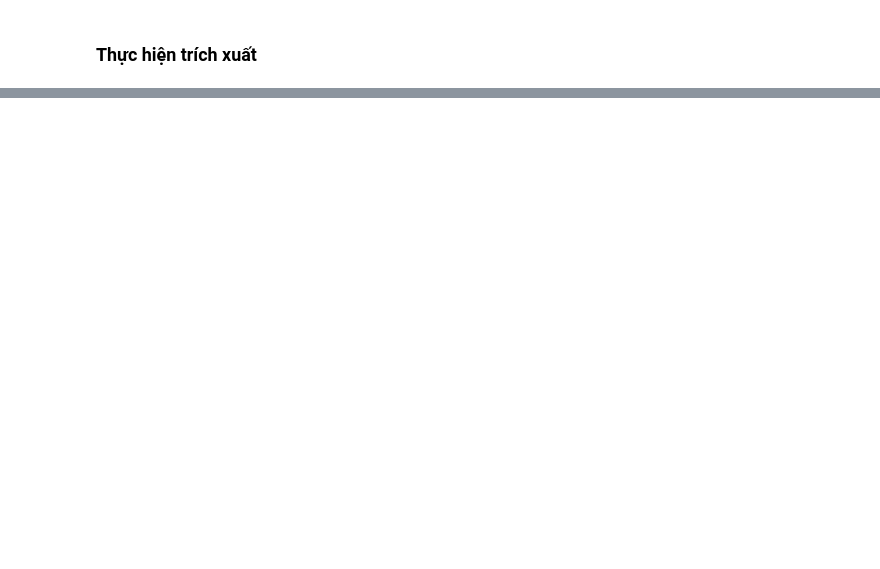
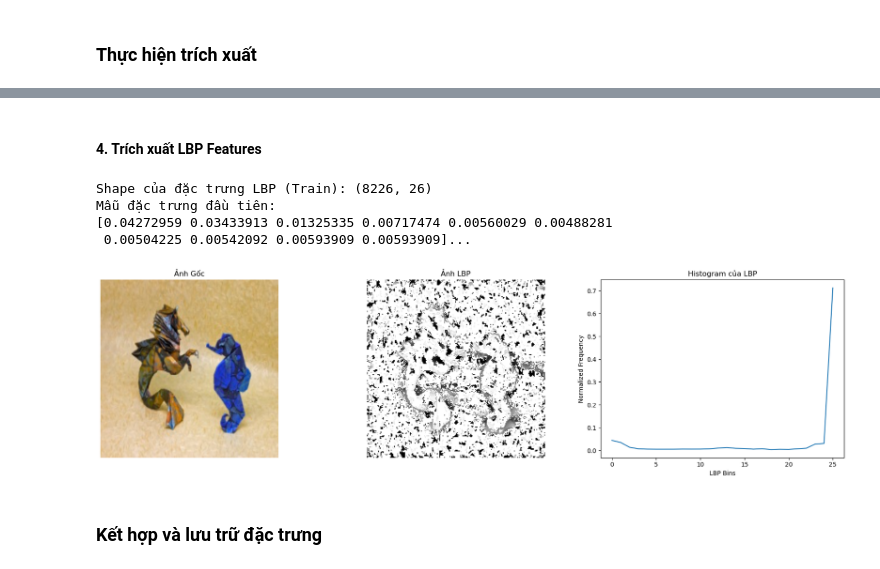
Before and after one commit to TranAnhQuoc23521313/CS231_CV_Project_Classification_Sea_Animals, a Jupyter notebook: notebooks/03_features_extraction.ipynb, the cells around one changed output, grey strips where cells are left out. Cells and saved outputs as stored; diff of their text form; code cells hidden in the pictures; blank space fills up the shorter version.

```diff
--- a/notebooks/03_features_extraction.ipynb
+++ b/notebooks/03_features_extraction.ipynb
@@ -231,0 +267,50 @@ Hoàn tất toàn bộ quá trình trích xuất và lưu trữ!
+# %% [markdown]
+#### 4. Trích xuất LBP Features
+# %%
+# Trích xuất cho cả 3 tập
+X_train_lbp = apply_feature_extraction(X_train, extract_lbp_features, "LBP (Train)")
+X_val_lbp   = apply_feature_extraction(X_val, extract_lbp_features, "LBP (Val)")
+X_test_lbp  = apply_feature_extraction(X_test, extract_lbp_features, "LBP (Test)")
+
+# In thông tin
+if X_train_lbp is not None:
+    print(f"\nShape của đặc trưng LBP (Train): {X_train_lbp.shape}")
+    # print(f"Mẫu đặc trưng đầu tiên:\n{X_train_lbp[0][:10]}...")
+# %% [output]
+Shape của đặc trưng LBP (Train): (8226, 26)
+Mẫu đặc trưng đầu tiên:
+[0.04272959 0.03433913 0.01325335 0.00717474 0.00560029 0.00488281
+ 0.00504225 0.00542092 0.00593909 0.00593909]...
+# %%
+if 'sample_image' in locals():
+    P = 24
+    R = 8
+    gray_sample = cv2.cvtColor(sample_image, cv2.COLOR_BGR2GRAY)
+
+    # Tính LBP image
+    lbp_image = local_binary_pattern(gray_sample, P, R, method="uniform")
+
+    # Tính histogram của LBP
+    lbp_hist = extract_lbp_features(sample_image, P=P, R=R)
+
+    # Trực quan hóa
+    fig, axes = plt.subplots(1, 3, figsize=(18, 5))
+    axes[0].imshow(cv2.cvtColor(sample_image, cv2.COLOR_BGR2RGB))
+    axes[0].set_title("Ảnh Gốc")
+    axes[0].axis('off')
+
+    axes[1].imshow(lbp_image, cmap='gray')
+    axes[1].set_title("Ảnh LBP")
+    axes[1].axis('off')
+
+    axes[2].plot(lbp_hist)
+    axes[2].set_title("Histogram của LBP")
+    axes[2].set_xlabel("LBP Bins")
+    axes[2].set_ylabel("Normalized Frequency")
+
+    plt.tight_layout()
+    plt.show()
+# %% [output]
+[figure, added]
+# %% [markdown]
+### Kết hợp và lưu trữ đặc trưng
```
Also changed, not shown: parts of 21 cells of this notebook, 6 other files.
